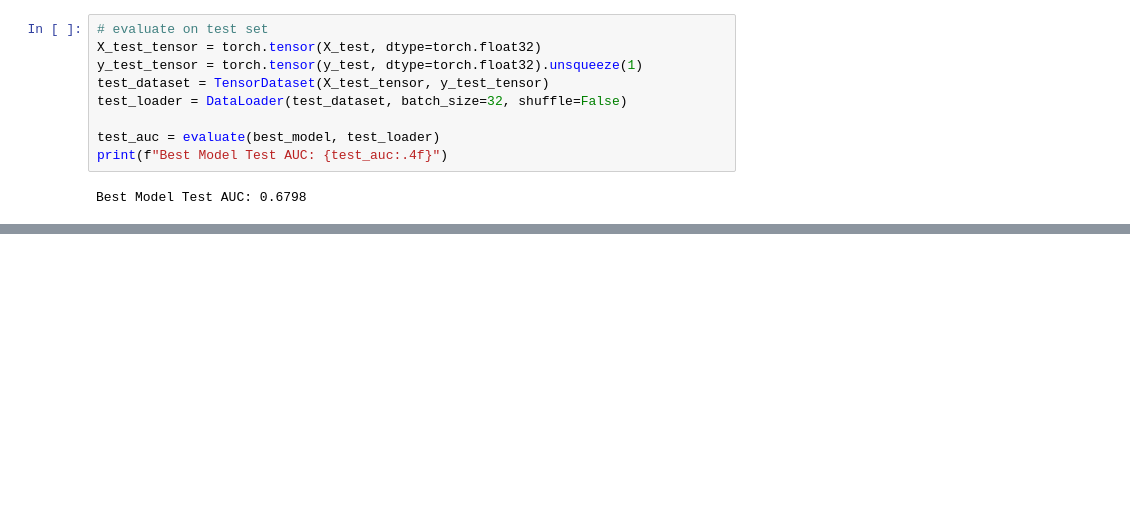
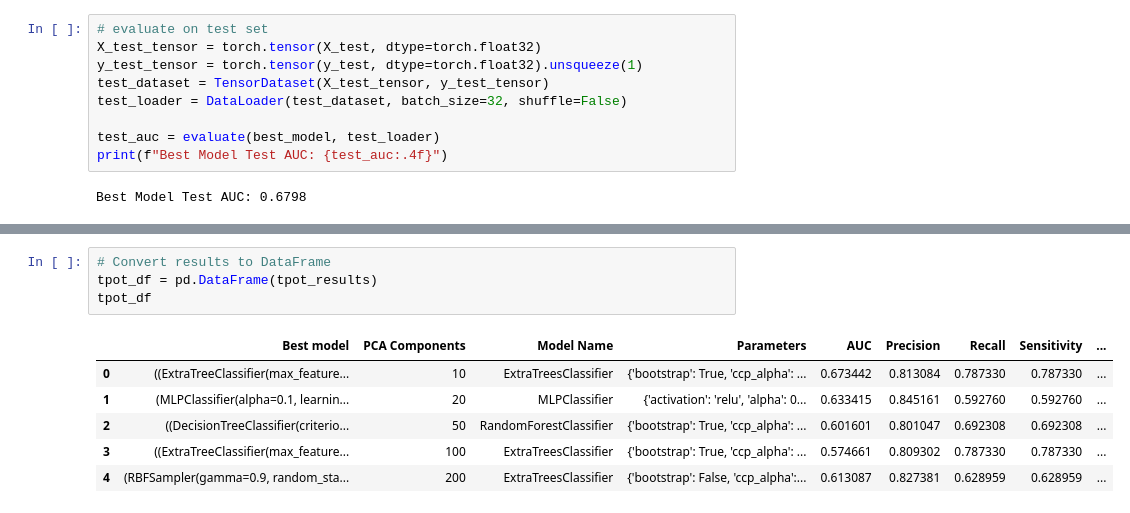
Before and after one commit to ongxuanhong/dili-drug-liver-interaction, a Jupyter notebook: 07.2.nlp_openai.ipynb, the cells around one changed output, grey strips where cells are left out. Saved outputs shown, nothing was run; the diff lists cells and outputs as text; blank space fills up the shorter version.

```diff
--- a/07.2.nlp_openai.ipynb
+++ b/07.2.nlp_openai.ipynb
@@ -597,0 +700,11 @@ Best Model Test AUC: 0.6798
+# %%
+# Convert results to DataFrame
+tpot_df = pd.DataFrame(tpot_results)
+tpot_df
+# %% [output]
+|  | Best model | PCA Components | Model Name | Parameters | AUC | Precision | Recall | Sensitivity | ... |
+| 0 | ((ExtraTreeClassifier(max_feature... | 10 | ExtraTreesClassifier | {'bootstrap': True, 'ccp_alpha': ... | 0.673442 | 0.813084 | 0.787330 | 0.787330 | ... |
+| 1 | (MLPClassifier(alpha=0.1, learnin... | 20 | MLPClassifier | {'activation': 'relu', 'alpha': 0... | 0.633415 | 0.845161 | 0.592760 | 0.592760 | ... |
+| 2 | ((DecisionTreeClassifier(criterio... | 50 | RandomForestClassifier | {'bootstrap': True, 'ccp_alpha': ... | 0.601601 | 0.801047 | 0.692308 | 0.692308 | ... |
+| 3 | ((ExtraTreeClassifier(max_feature... | 100 | ExtraTreesClassifier | {'bootstrap': True, 'ccp_alpha': ... | 0.574661 | 0.809302 | 0.787330 | 0.787330 | ... |
+| 4 | (RBFSampler(gamma=0.9, random_sta... | 200 | ExtraTreesClassifier | {'bootstrap': False, 'ccp_alpha':... | 0.613087 | 0.827381 | 0.628959 | 0.628959 | ... |
```
Also changed, not shown: parts of 4 cells of this notebook.
